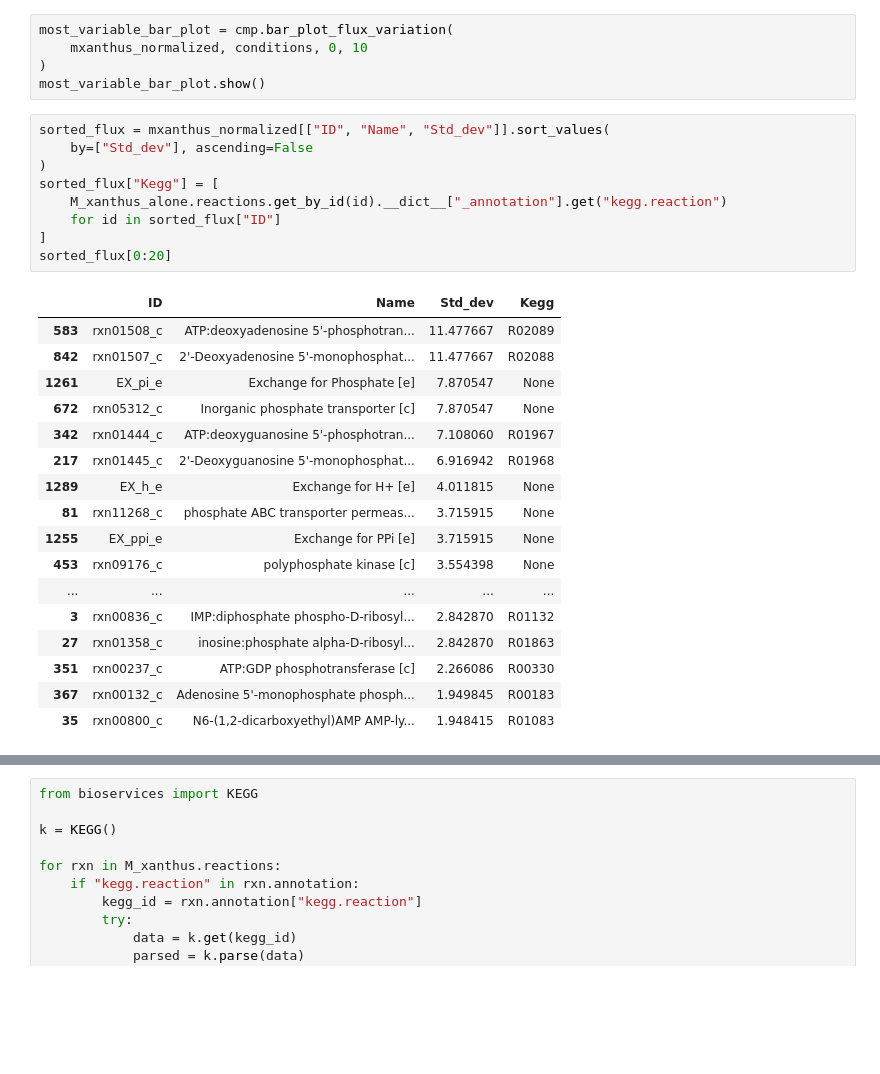
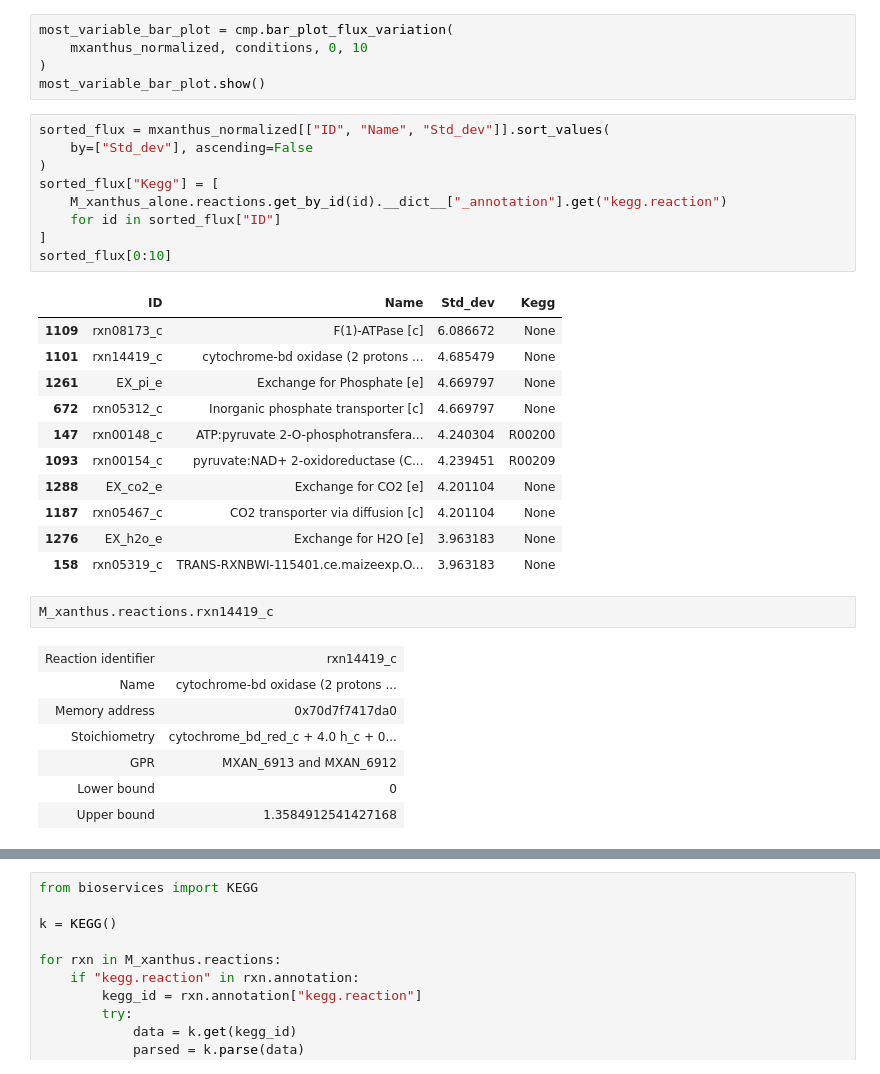
Before and after one commit to BondonMickael/M_xanthus-E_coli-Predation, a Jupyter notebook: fba_comparer-main/FBA_comparer_test.ipynb, the cells around one changed output, grey strips where cells are left out. Cells and saved outputs as stored; diff of their text form; blank space fills up the shorter version.

```diff
--- a/fba_comparer-main/FBA_comparer_test.ipynb
+++ b/fba_comparer-main/FBA_comparer_test.ipynb
@@ -241,27 +243,31 @@ most_variable_bar_plot.show()
 # %%
 sorted_flux = mxanthus_normalized[["ID", "Name", "Std_dev"]].sort_values(
     by=["Std_dev"], ascending=False
 )
 sorted_flux["Kegg"] = [
     M_xanthus_alone.reactions.get_by_id(id).__dict__["_annotation"].get("kegg.reaction")
     for id in sorted_flux["ID"]
 ]
-sorted_flux[0:20]
+sorted_flux[0:10]
 # %% [output]
 |  | ID | Name | Std_dev | Kegg |
-| 583 | rxn01508_c | ATP:deoxyadenosine 5'-phosphotran... | 11.477667 | R02089 |
-| 842 | rxn01507_c | 2'-Deoxyadenosine 5'-monophosphat... | 11.477667 | R02088 |
-| 1261 | EX_pi_e | Exchange for Phosphate [e] | 7.870547 | None |
-| 672 | rxn05312_c | Inorganic phosphate transporter [c] | 7.870547 | None |
-| 342 | rxn01444_c | ATP:deoxyguanosine 5'-phosphotran... | 7.108060 | R01967 |
-| 217 | rxn01445_c | 2'-Deoxyguanosine 5'-monophosphat... | 6.916942 | R01968 |
-| 1289 | EX_h_e | Exchange for H+ [e] | 4.011815 | None |
-| 81 | rxn11268_c | phosphate ABC transporter permeas... | 3.715915 | None |
-| 1255 | EX_ppi_e | Exchange for PPi [e] | 3.715915 | None |
-| 453 | rxn09176_c | polyphosphate kinase [c] | 3.554398 | None |
-| ... | ... | ... | ... | ... |
-| 3 | rxn00836_c | IMP:diphosphate phospho-D-ribosyl... | 2.842870 | R01132 |
-| 27 | rxn01358_c | inosine:phosphate alpha-D-ribosyl... | 2.842870 | R01863 |
-| 351 | rxn00237_c | ATP:GDP phosphotransferase [c] | 2.266086 | R00330 |
-| 367 | rxn00132_c | Adenosine 5'-monophosphate phosph... | 1.949845 | R00183 |
-| 35 | rxn00800_c | N6-(1,2-dicarboxyethyl)AMP AMP-ly... | 1.948415 | R01083 |
+| 1109 | rxn08173_c | F(1)-ATPase [c] | 6.086672 | None |
+| 1101 | rxn14419_c | cytochrome-bd oxidase (2 protons ... | 4.685479 | None |
+| 1261 | EX_pi_e | Exchange for Phosphate [e] | 4.669797 | None |
+| 672 | rxn05312_c | Inorganic phosphate transporter [c] | 4.669797 | None |
+| 147 | rxn00148_c | ATP:pyruvate 2-O-phosphotransfera... | 4.240304 | R00200 |
+| 1093 | rxn00154_c | pyruvate:NAD+ 2-oxidoreductase (C... | 4.239451 | R00209 |
+| 1288 | EX_co2_e | Exchange for CO2 [e] | 4.201104 | None |
+| 1187 | rxn05467_c | CO2 transporter via diffusion [c] | 4.201104 | None |
+| 1276 | EX_h2o_e | Exchange for H2O [e] | 3.963183 | None |
+| 158 | rxn05319_c | TRANS-RXNBWI-115401.ce.maizeexp.O... | 3.963183 | None |
+# %%
+M_xanthus.reactions.rxn14419_c
+# %% [output]
+| Reaction identifier | rxn14419_c |
+| Name | cytochrome-bd oxidase (2 protons ... |
+| Memory address | 0x70d7f7417da0 |
+| Stoichiometry | cytochrome_bd_red_c + 4.0 h_c + 0... |
+| GPR | MXAN_6913 and MXAN_6912 |
+| Lower bound | 0 |
+| Upper bound | 1.3584912541427168 |
```
Also changed, not shown: parts of 29 cells of this notebook, 20 other files.
